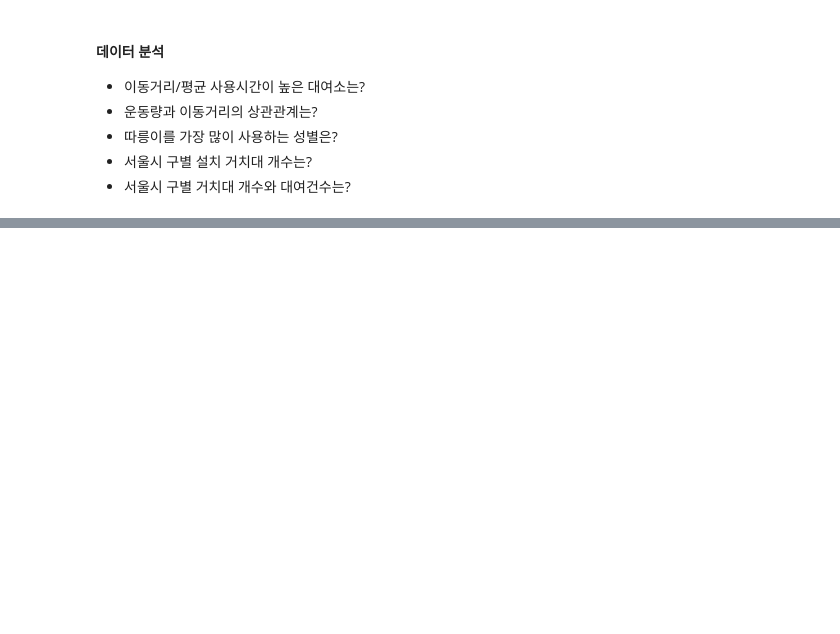
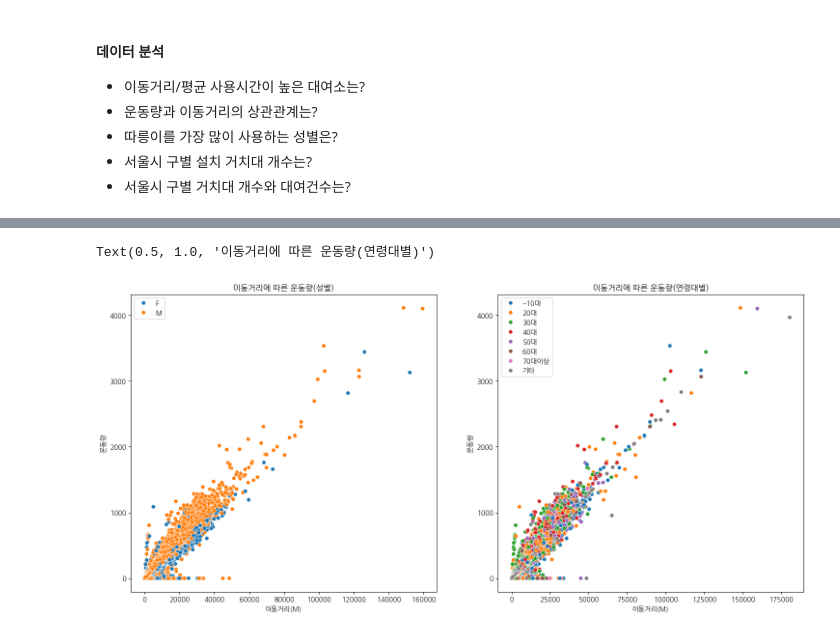
Before and after one commit to yhs02252/pandassource, a Jupyter notebook: 자전거.ipynb, the cells around one changed output, grey strips where cells are left out. Cells and saved outputs as stored; diff of their text form; code cells hidden in the pictures; blank space fills up the shorter version.

```diff
--- a/자전거.ipynb
+++ b/자전거.ipynb
@@ -339,0 +394,16 @@ dtype: object
+# %%
+# 이동거리에 따른 운동량(성별)
+# 이동거리에 따른 운동량 연령대별
+
+fig, ax = plt.subplots(1,2,figsize=(18,8))
+
+sns.scatterplot(data=bike_time_df, x="이동거리(M)", y="운동량", ax=ax[0], hue="성별")
+ax[0].legend(loc="upper left")
+ax[0].set_title("이동거리에 따른 운동량(성별)")
+
+sns.scatterplot(data=bike_time_df, x="이동거리(M)", y="운동량", ax=ax[1], hue="연령대코드")
+ax[1].legend(loc="upper left")
+ax[1].set_title("이동거리에 따른 운동량(연령대별)")
+# %% [output]
+Text(0.5, 1.0, '이동거리에 따른 운동량(연령대별)')
+[figure, added]
```
Also changed, not shown: parts of 18 cells of this notebook, 8 other files.
